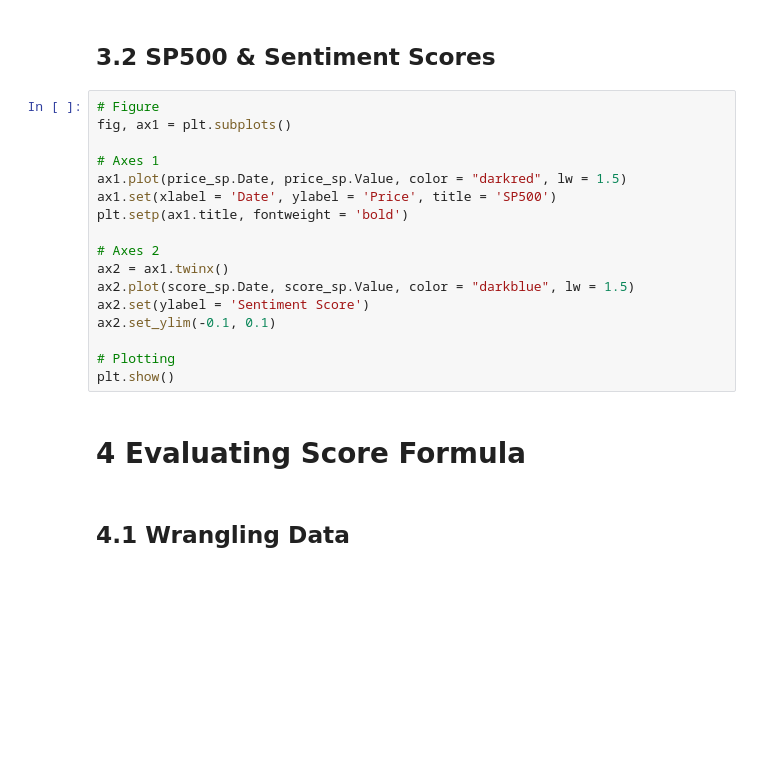
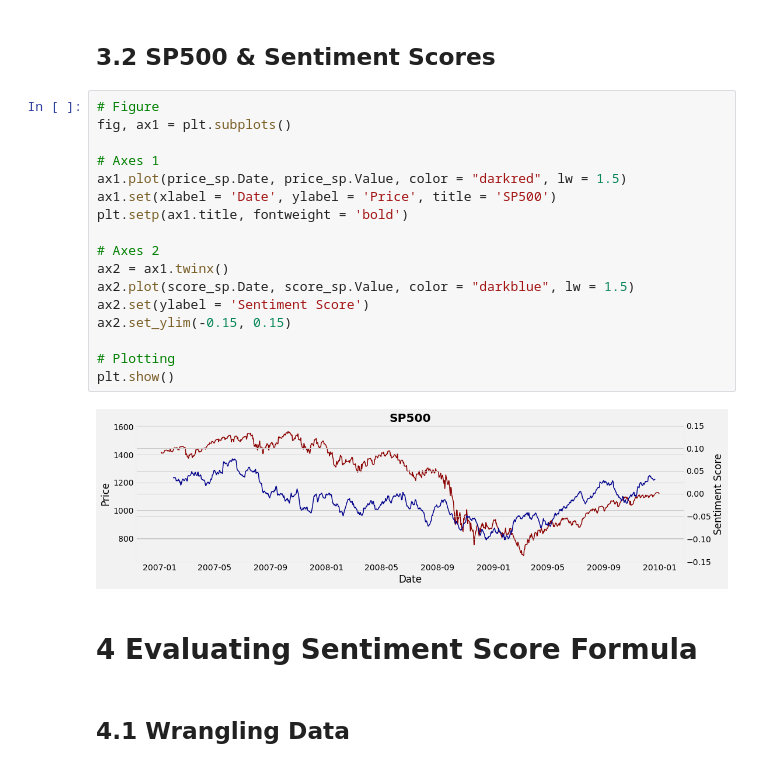
Before and after one commit to josepaulajr/Teste_ButiaInvestimentos, a Jupyter notebook: exercicio1/exercicio1_3.ipynb, the cells around one changed output. Cells and saved outputs as stored; diff of their text form; blank space fills up the shorter version.

```diff
--- a/exercicio1/exercicio1_3.ipynb
+++ b/exercicio1/exercicio1_3.ipynb
@@ -134,22 +135,24 @@ fig.map(sns.lineplot, 'Date', 'Value', lw = 2)
 # %%
 # Figure
 fig, ax1 = plt.subplots()
 
 # Axes 1
 ax1.plot(price_sp.Date, price_sp.Value, color = "darkred", lw = 1.5)
 ax1.set(xlabel = 'Date', ylabel = 'Price', title = 'SP500')
 plt.setp(ax1.title, fontweight = 'bold')
 
 # Axes 2
 ax2 = ax1.twinx()
 ax2.plot(score_sp.Date, score_sp.Value, color = "darkblue", lw = 1.5)
 ax2.set(ylabel = 'Sentiment Score')
-ax2.set_ylim(-0.1, 0.1)
+ax2.set_ylim(-0.15, 0.15)
 
 # Plotting
 plt.show()
+# %% [output]
+[figure, added]
 # %% [markdown]
-# 4 Evaluating Score Formula
+# 4 Evaluating Sentiment Score Formula
 # %% [markdown]
 ## 4.1 Wrangling Data
 # %%
```
Also changed, not shown: parts of 3 cells of this notebook, 3 other files.
